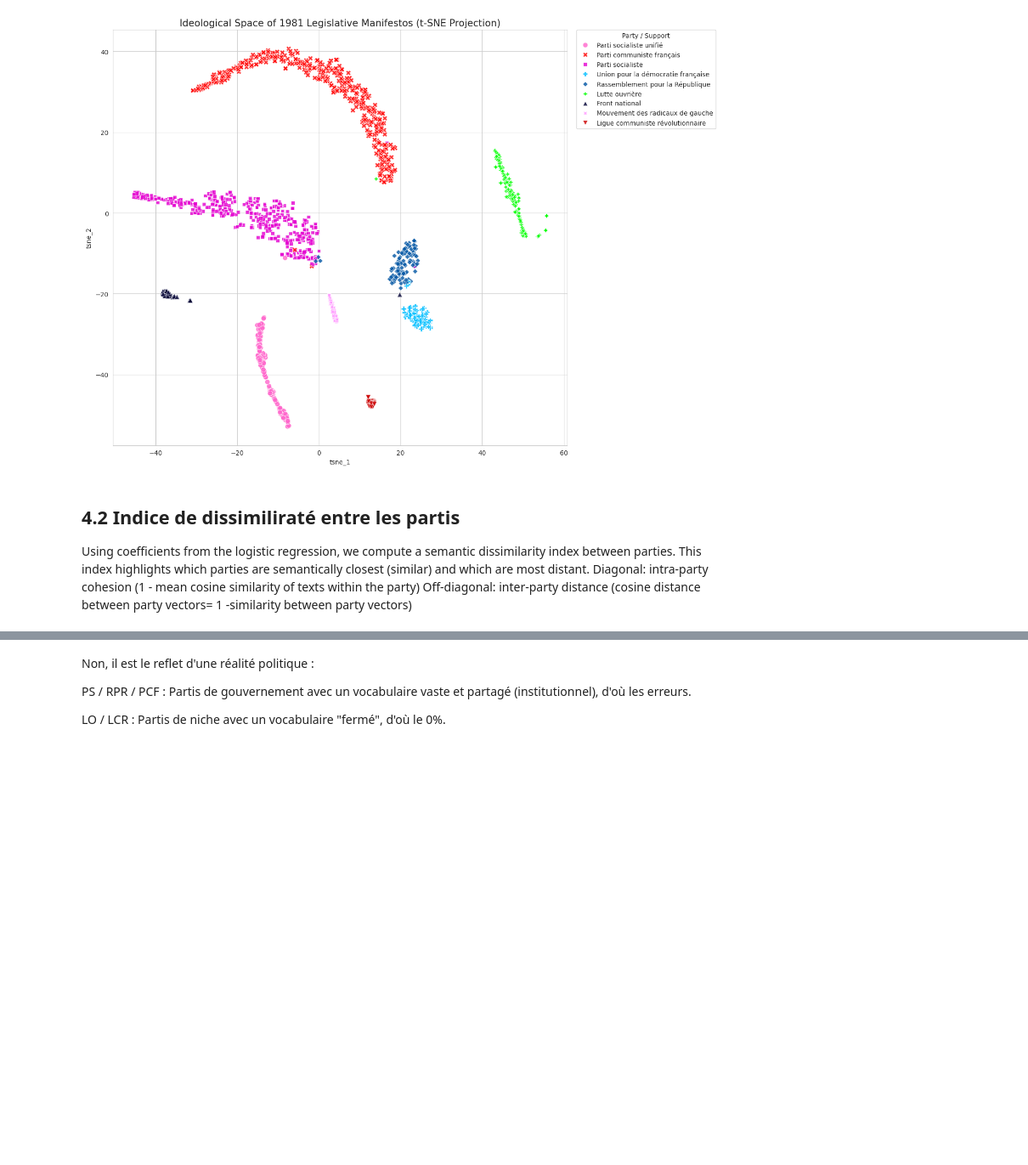
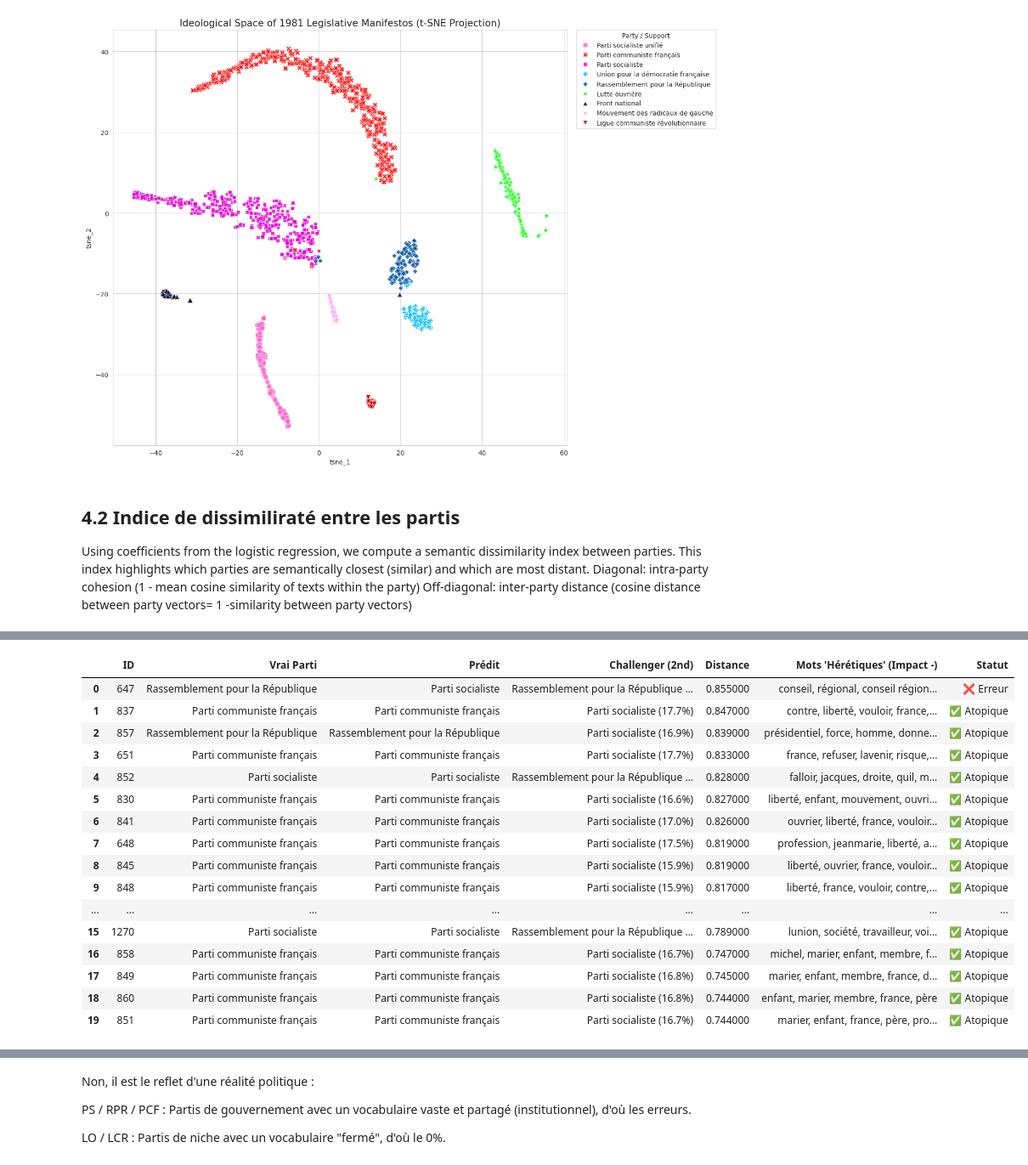
Before and after one commit to Amandine701/NLP_rendus, a Jupyter notebook: regression_logistique.ipynb, the cells around one changed output, grey strips where cells are left out. Shown at 85% size. Saved outputs shown, nothing was run; the diff lists cells and outputs as text; code cells hidden in the pictures; blank space fills up the shorter version.

```diff
--- a/regression_logistique.ipynb
+++ b/regression_logistique.ipynb
@@ -696,19 +563,0 @@ Name: count, dtype: int64
-# %%
-################## Proportion of misclassification among outliers ####################################
-
-# Generating predictions for outliers
-df_all_outliers['parti_predit'] = best_model.predict(df_all_outliers['clean_text_filtered'])
-
-# Comparing predictions and true labels
-df_all_outliers['est_mal_classe'] = df_all_outliers['titulaire-soutien'] != df_all_outliers['parti_predit']
-
-# Proportion of outliers' misclassification per category
-stats_outliers = df_all_outliers.groupby('titulaire-soutien').agg(
-    total_outliers=('distance_au_centre', 'count'),
-    nb_mal_classes=('est_mal_classe', 'sum')
-)
-
-stats_outliers['proportion_misclassification_%'] = (stats_outliers['nb_mal_classes'] / stats_outliers['total_outliers'] * 100).round(2)
-
-print("Proportion of outliers' misclassification per category :")
-display(stats_outliers.sort_values(by='total_outliers', ascending=False))
@@ -726,0 +670,74 @@ Given the table above, the distance to the centroid appears to be poorly suited
+# %%
+def rapport_outliers_style_v2(df_outliers, X_matrix, model, feature_names, classes, top_n=5):
+    """
+    Analyse les outliers avec ajout du second parti le plus probable.
+    """
+    all_reports = []
+
+    # Extraction des coefficients et calcul des probabilités
+    coeffs = model.named_steps['lr'].coef_
+    # On recalcule les probabilités pour ces outliers précisément
+    probas = model.predict_proba(df_outliers['clean_text_filtered'])
+    df_probas = pd.DataFrame(probas, columns=classes)
+
+    for i, (idx, row) in enumerate(df_outliers.iterrows()):
+        vrai_parti = row['titulaire-soutien']
+        parti_predit = row['parti_predit']
+        idx_classe_vrai = list(classes).index(vrai_parti)
+
+        # 1. Identification du second parti
+        # On trie les probabilités de la ligne i par ordre décroissant
+        row_probas = df_probas.iloc[i].sort_values(ascending=False)
+        # Le second parti est le deuxième dans la liste triée
+        second_parti = row_probas.index[1]
+        second_proba = row_probas.values[1]
+
+        # 2. Calcul des mots 'hérétiques' (Impact négatif sur le VRAI parti)
+        doc_vector = X_matrix[i]
+        contribution = doc_vector * coeffs[idx_classe_vrai]
+        mots_df = pd.DataFrame({'mot': feature_names, 'contrib': contribution})
+        heretiques = mots_df.sort_values('contrib', ascending=True).head(top_n)
+
+        # 3. Construction du dictionnaire
+        report_row = {
+            "ID": idx,
+            "Vrai Parti": vrai_parti,
+            "Prédit": parti_predit,
+            "Challenger (2nd)": f"{second_parti} ({second_proba:.1%})",
+            "Distance": round(row['distance_au_centre'], 3),
+            "Mots 'Hérétiques' (Impact -)": ", ".join(heretiques['mot'].tolist()),
+            "Statut": "❌ Erreur" if row['est_mal_classe'] else "✅ Atopique"
+        }
+        all_reports.append(report_row)
+
+    df_report = pd.DataFrame(all_reports)
+
+    # Stylisation
+    return df_report.style.set_properties(**{'text-align': 'left'})\
+        .background_gradient(subset=['Distance'], cmap='YlOrRd')\
+        .apply(lambda x: ['color: red; font-weight: bold' if v == "❌ Erreur" else 'color: green' for v in x], subset=['Statut'], axis=0)
+
+# --- LANCEMENT ---
+top_extreme = df_all_outliers.nlargest(20, 'distance_au_centre')
+# X_matrix doit correspondre à ces 20 lignes
+X_extreme = best_model.named_steps['tfidf'].transform(top_extreme['clean_text_filtered']).toarray()
+
+display(rapport_outliers_style_v2(top_extreme, X_extreme, best_model, feature_names, classes))
+# %% [output]
+|  | ID | Vrai Parti | Prédit | Challenger (2nd) | Distance | Mots 'Hérétiques' (Impact -) | Statut |
+| 0 | 647 | Rassemblement pour la République | Parti socialiste | Rassemblement pour la République ... | 0.855000 | conseil, régional, conseil région... | ❌ Erreur |
+| 1 | 837 | Parti communiste français | Parti communiste français | Parti socialiste (17.7%) | 0.847000 | contre, liberté, vouloir, france,... | ✅ Atopique |
+| 2 | 857 | Rassemblement pour la République | Rassemblement pour la République | Parti socialiste (16.9%) | 0.839000 | présidentiel, force, homme, donne... | ✅ Atopique |
+| 3 | 651 | Parti communiste français | Parti communiste français | Parti socialiste (17.7%) | 0.833000 | france, refuser, lavenir, risque,... | ✅ Atopique |
+| 4 | 852 | Parti socialiste | Parti socialiste | Rassemblement pour la République ... | 0.828000 | falloir, jacques, droite, quil, m... | ✅ Atopique |
+| 5 | 830 | Parti communiste français | Parti communiste français | Parti socialiste (16.6%) | 0.827000 | liberté, enfant, mouvement, ouvri... | ✅ Atopique |
+| 6 | 841 | Parti communiste français | Parti communiste français | Parti socialiste (17.0%) | 0.826000 | ouvrier, liberté, france, vouloir... | ✅ Atopique |
+| 7 | 648 | Parti communiste français | Parti communiste français | Parti socialiste (17.5%) | 0.819000 | profession, jeanmarie, liberté, a... | ✅ Atopique |
+| 8 | 845 | Parti communiste français | Parti communiste français | Parti socialiste (15.9%) | 0.819000 | liberté, ouvrier, france, vouloir... | ✅ Atopique |
+| 9 | 848 | Parti communiste français | Parti communiste français | Parti socialiste (15.9%) | 0.817000 | liberté, france, vouloir, contre,... | ✅ Atopique |
+| ... | ... | ... | ... | ... | ... | ... | ... |
+| 15 | 1270 | Parti socialiste | Parti socialiste | Rassemblement pour la République ... | 0.789000 | lunion, société, travailleur, voi... | ✅ Atopique |
+| 16 | 858 | Parti communiste français | Parti communiste français | Parti socialiste (16.7%) | 0.747000 | michel, marier, enfant, membre, f... | ✅ Atopique |
+| 17 | 849 | Parti communiste français | Parti communiste français | Parti socialiste (16.8%) | 0.745000 | marier, enfant, membre, france, d... | ✅ Atopique |
+| 18 | 860 | Parti communiste français | Parti communiste français | Parti socialiste (16.8%) | 0.744000 | enfant, marier, membre, france, père | ✅ Atopique |
+| 19 | 851 | Parti communiste français | Parti communiste français | Parti socialiste (16.7%) | 0.744000 | marier, enfant, france, père, pro... | ✅ Atopique |
```
Also changed, not shown: parts of 43 cells of this notebook.
